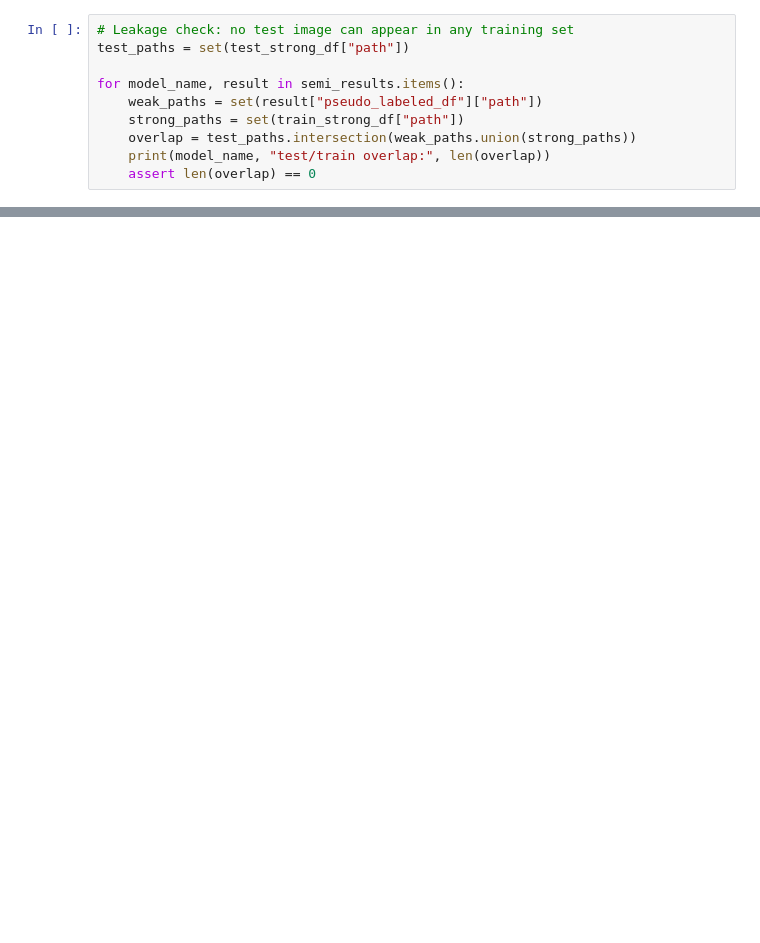
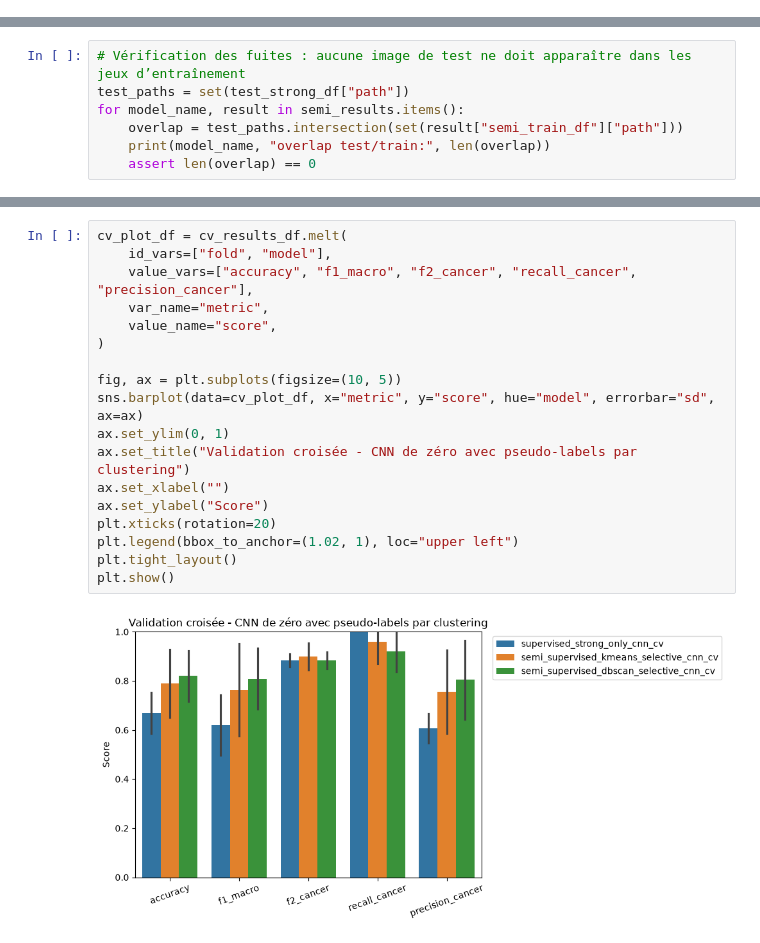
Before and after one commit to louischen-dotfr/LC_10, a Jupyter notebook: 4_modeling.ipynb, the cells around one changed output, grey strips where cells are left out. Cells and saved outputs as stored; diff of their text form; blank space fills up the shorter version.

```diff
--- a/4_modeling.ipynb
+++ b/4_modeling.ipynb
@@ -526,10 +0,0 @@ weighted avg       0.84      0.84      0.84        50
-# %%
-# Leakage check: no test image can appear in any training set
-test_paths = set(test_strong_df["path"])
-
-for model_name, result in semi_results.items():
-    weak_paths = set(result["pseudo_labeled_df"]["path"])
-    strong_paths = set(train_strong_df["path"])
-    overlap = test_paths.intersection(weak_paths.union(strong_paths))
-    print(model_name, "test/train overlap:", len(overlap))
-    assert len(overlap) == 0
@@ -806,0 +497,7 @@ L'étape 4 est terminée si :
+# %%
+# Vérification des fuites : aucune image de test ne doit apparaître dans les jeux d’entraînement
+test_paths = set(test_strong_df["path"])
+for model_name, result in semi_results.items():
+    overlap = test_paths.intersection(set(result["semi_train_df"]["path"]))
+    print(model_name, "overlap test/train:", len(overlap))
+    assert len(overlap) == 0
@@ -806,0 +732,20 @@ L'étape 4 est terminée si :
+# %%
+cv_plot_df = cv_results_df.melt(
+    id_vars=["fold", "model"],
+    value_vars=["accuracy", "f1_macro", "f2_cancer", "recall_cancer", "precision_cancer"],
+    var_name="metric",
+    value_name="score",
+)
+
+fig, ax = plt.subplots(figsize=(10, 5))
+sns.barplot(data=cv_plot_df, x="metric", y="score", hue="model", errorbar="sd", ax=ax)
+ax.set_ylim(0, 1)
+ax.set_title("Validation croisée - CNN de zéro avec pseudo-labels par clustering")
+ax.set_xlabel("")
+ax.set_ylabel("Score")
+plt.xticks(rotation=20)
+plt.legend(bbox_to_anchor=(1.02, 1), loc="upper left")
+plt.tight_layout()
+plt.show()
+# %% [output]
+[figure, added]
```
Also changed, not shown: parts of 59 cells of this notebook, 20 other files.
